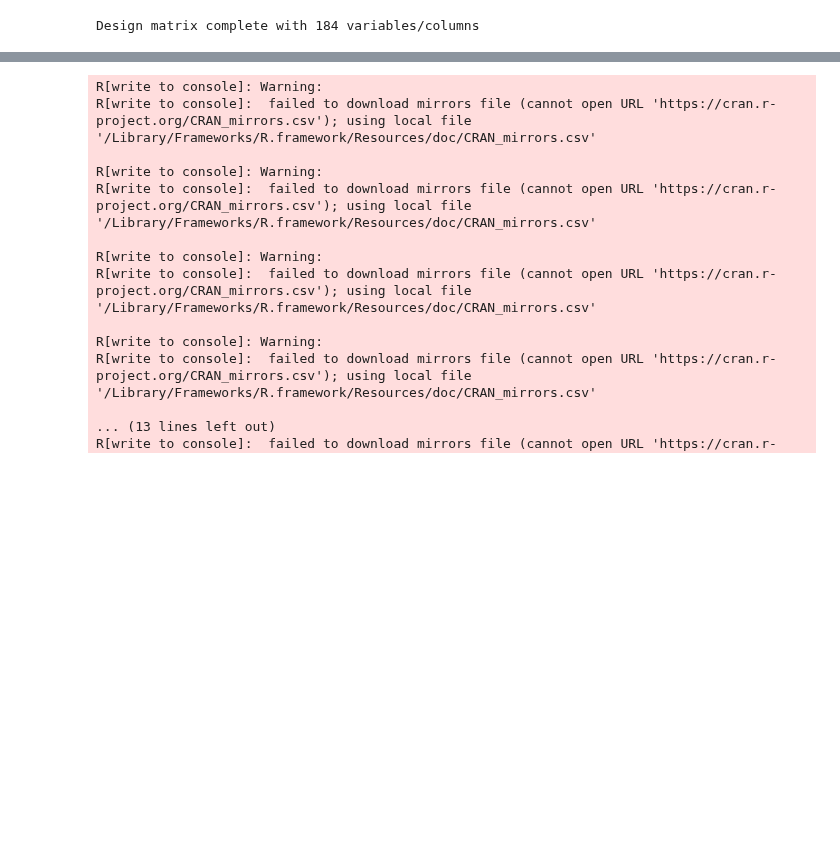
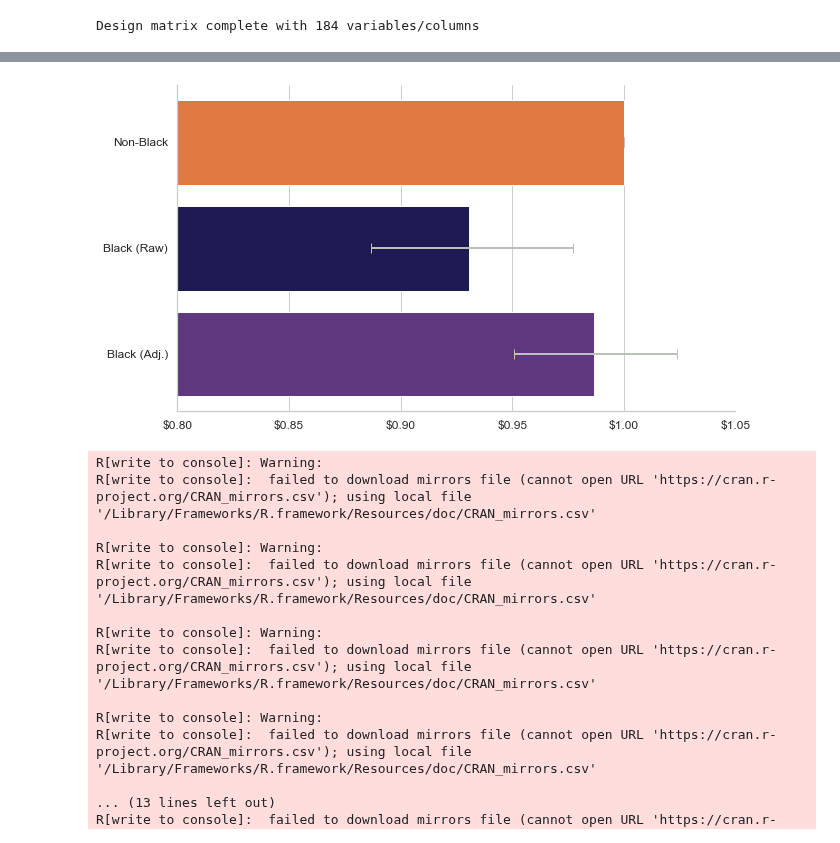
Before and after one commit to whoisnnamdi/black-dev-2020, a Jupyter notebook: code/pay.ipynb, the cells around one changed output, grey strips where cells are left out. Cells and saved outputs as stored; diff of their text form; code cells hidden in the pictures; blank space fills up the shorter version.

Commit message:
Plotting

```diff
--- a/code/pay.ipynb
+++ b/code/pay.ipynb
@@ -54,4 +52,0 @@ R[write to console]:  failed to download mirrors file (cannot open URL 'https://
-# %%
-D = "Ethnicity"
-results = analyze.analyze(Y, X, D)
-results
@@ -60,0 +53,5 @@ results
+# %%
+data_plot = pd.DataFrame({"data": [1.0, np.exp(results["coef_raw"][0]), np.exp(results["coef_ds"][0])],
+                          "labels": ["Non-Black", "Black (Raw)", "Black (Adj.)"]})
+# %%
+palette = sns.color_palette(["#fa7026", "#14125b", "#612b8a"])
@@ -61,3 +60,38 @@ results
+# %%
+sns.set(style="whitegrid")
+#sns.plotting_context("notebook", font_scale=10.5)
+
+plt.figure(figsize=(10,6))
+
+chart = sns.barplot(x="data",
+                    y="labels",
+                    data=data_plot,
+                    palette=palette)
+
+chart.errorbar(x="data",
+               y="labels",
+               xerr=[[0, 1 - np.exp(results["lower_raw"]-results["coef_raw"])[0], 1 - np.exp(results["lower_ds"]-results["coef_ds"])[0]],
+                     [0, np.exp(results["upper_raw"]-results["coef_raw"])[0] - 1, np.exp(results["upper_ds"]-results["coef_ds"])[0] - 1]],
+               fmt="none",
+               elinewidth=2,
+               capsize=5,
+               data=data_plot, ecolor="#BAC1B8")
+
+plt.xlim(0.8,1.05)
+
+chart.xaxis.set_major_formatter(ticker.FuncFormatter(lambda x, pos: "$" + '{:,.2f}'.format(x)))
+
+chart.set(xlabel=None, ylabel=None)
+
+chart.tick_params(labelsize=12)
+
+sns.despine()
+
+#plt.show()
+
+plt.savefig('test.png', dpi=600)
+# %% [output]
+[figure, added]
 # %%
 X_q = {}
 Y_q = {}
```
Also changed, not shown: parts of 4 cells of this notebook.
